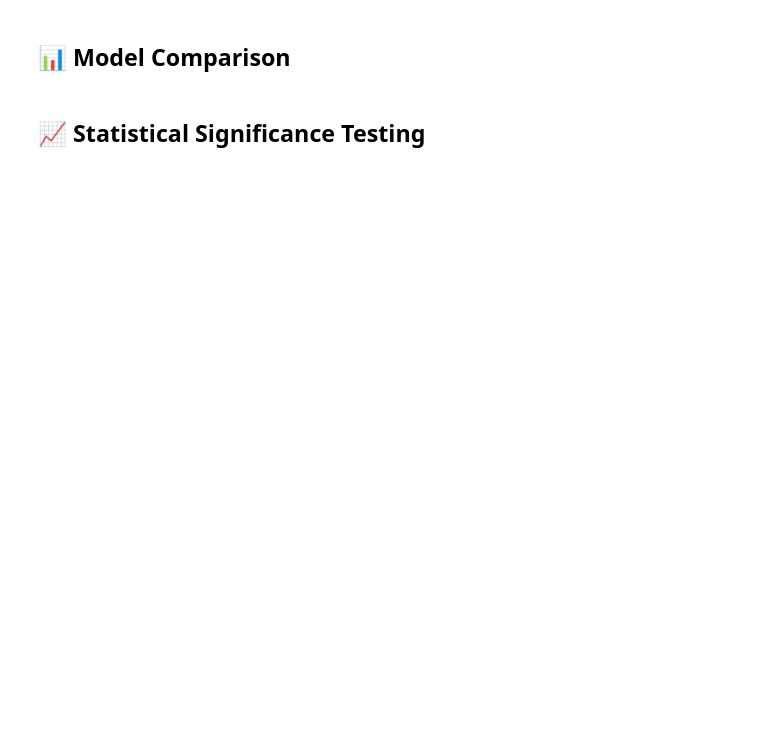
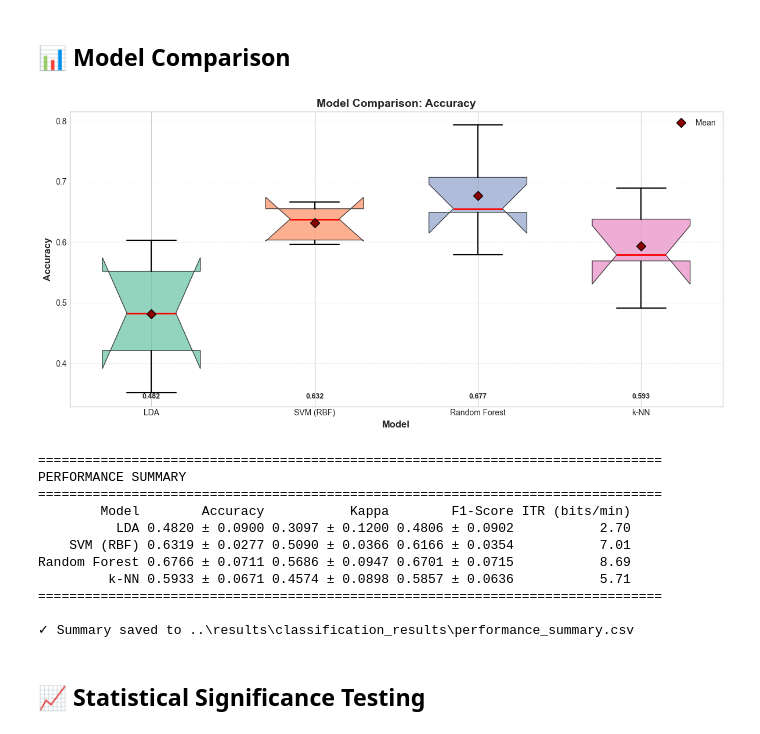
Before and after one commit to rahmaaroua/BCI-Motor-Imagery-Analysis, a Jupyter notebook: notebooks/04_classification_traditional.ipynb, the cells around one changed output. Cells and saved outputs as stored; diff of their text form; code cells hidden in the pictures; blank space fills up the shorter version.

Commit message:
final change in fourth notebook + results saving organization

```diff
--- a/notebooks/04_classification_traditional.ipynb
+++ b/notebooks/04_classification_traditional.ipynb
@@ -63,8 +65,9 @@ print("✓ All imports successful!")
 # Define paths
 DATA_DIR = Path('../data/processed/')
 FEATURES_DIR = Path('../data/features/')
-RESULTS_DIR = Path('../results/classification_results/')
-RESULTS_DIR.mkdir(exist_ok=True)
+FIGURES_DIR = Path('../results/figures')
+CLASSIFICATION_DIR = Path('../results/classification_results')
+
 
 # Load features for Subject A01
 subject_id = 'A01T'
@@ -287,32 +391,45 @@ save_model(knn_model, '../models/traditional/knn_A01.pkl')
 # %%
 # Compile all results
 all_results = {
     'LDA': lda_cv_results,
     'SVM (RBF)': svm_cv_results,
     'Random Forest': rf_cv_results,
     'k-NN': knn_cv_results
 }
 
 # Compute ITR for each model
 for model_name, results in all_results.items():
     itr = compute_information_transfer_rate(
         accuracy=results['accuracy_mean'],
         n_classes=4,
         trial_duration=4.0
     )
     results['itr'] = itr
 
 # Create comparison plot
 fig_comparison = compare_models(all_results, metric='accuracy')
-plt.savefig(RESULTS_DIR / 'model_comparison_accuracy.png', dpi=300, bbox_inches='tight')
+plt.savefig(FIGURES_DIR / '04_model_comparison_accuracy.png', dpi=300, bbox_inches='tight')
 plt.show()
 
 # Print summary table
 from utils.evaluation import create_performance_summary
 summary_df = create_performance_summary(
     all_results,
-    save_path=RESULTS_DIR / 'performance_summary.csv'
+    save_path=CLASSIFICATION_DIR / 'performance_summary.csv'  # Changed from RESULTS_DIR
 )
+# %% [output]
+[figure, added]
+================================================================================
+PERFORMANCE SUMMARY
+================================================================================
+        Model        Accuracy           Kappa        F1-Score ITR (bits/min)
+          LDA 0.4820 ± 0.0900 0.3097 ± 0.1200 0.4806 ± 0.0902           2.70
+    SVM (RBF) 0.6319 ± 0.0277 0.5090 ± 0.0366 0.6166 ± 0.0354           7.01
+Random Forest 0.6766 ± 0.0711 0.5686 ± 0.0947 0.6701 ± 0.0715           8.69
+         k-NN 0.5933 ± 0.0671 0.4574 ± 0.0898 0.5857 ± 0.0636           5.71
+================================================================================
+
+✓ Summary saved to ..\results\classification_results\performance_summary.csv
 # %% [markdown]
 ## 📈 Statistical Significance Testing
 # %%
```
Also changed, not shown: parts of 10 cells of this notebook, 14 other files.
